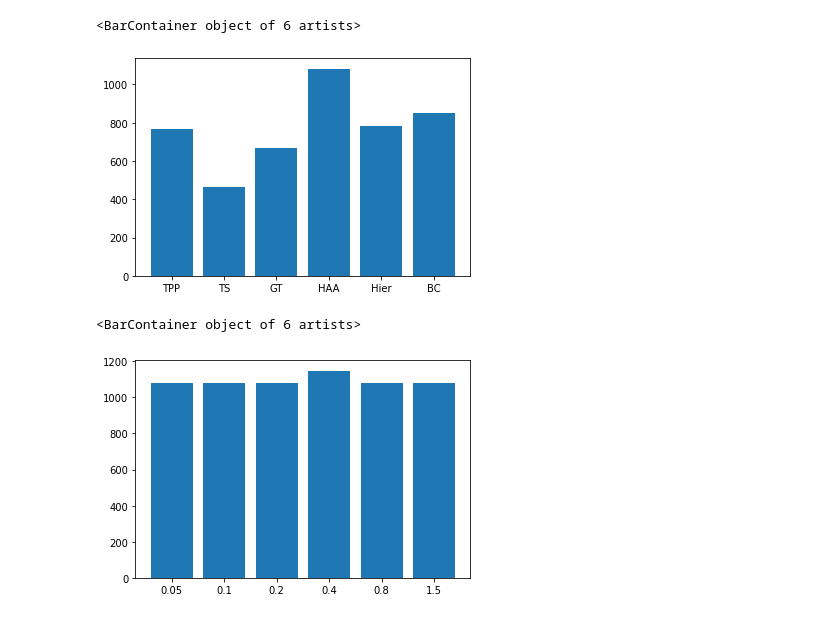
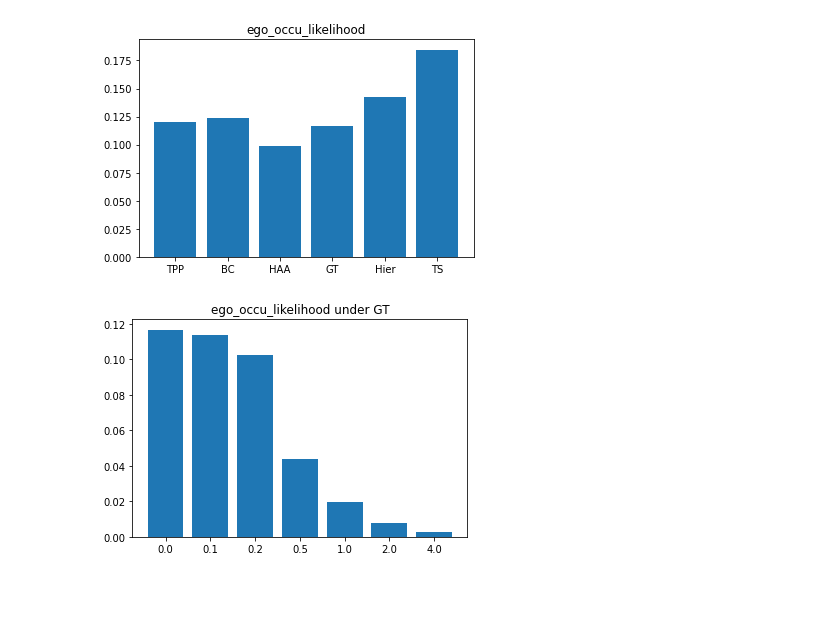
Before and after one commit to rkcosner/learning_responsibility_allocation, a Jupyter notebook: plot_result.ipynb, the cells around one changed output. Cells and saved outputs as stored; diff of their text form; code cells hidden in the pictures; blank space fills up the shorter version.

```diff
--- a/plot_result.ipynb
+++ b/plot_result.ipynb
@@ -10,18 +10,39 @@ import json
 from glob import glob
 # %%
 result_dir = "/home/yuxiaoc/repos/ngc_workspace/eval_result"
+figure_dir = "/home/yuxiaoc/repos/behavior-generation/figures"
 results = list()
+sigmas = []
 alias = {"GroundTruth":"GT","HierAgentAware":"HAA","Hierarchical":"Hier","BC":"BC","TPP":"TPP","TrafficSim":"TS"}
+metric_keys = []
 for file in os.listdir(result_dir):
-    if os.path.isdir(os.path.join(result_dir,file)):
-        config=json.load(open(os.path.join(result_dir,file,"config.json"), "r"))
-        stats=json.load(open(os.path.join(result_dir,file,"stats.json"), "r"))
-        eval_class = config["eval_class"]
-        sigma = config["perturb"]["OU"]["sigma"]
-        for k,v in stats.items():
-            if k not in ["scene_index","ego_cvae_metrics_gt_loglikelihood"]:
-                results.append({"class":alias[eval_class],"sigma":sigma,"key":k,"value":np.mean(v)})
-                # print(k,":,",np.mean(v))
+    curr_dir = os.path.join(result_dir,file)
+    if os.path.isdir(curr_dir):
+        if "stats.json" in os.listdir(curr_dir):
+            config=json.load(open(os.path.join(result_dir,file,"config.json"), "r"))
+            stats=json.load(open(os.path.join(result_dir,file,"stats.json"), "r"))
+            eval_class = config["eval_class"]
+            for k,v in stats.items():
+                if k=="ego_cvae_metrics_gt_loglikelihood":
+                    print(curr_dir)
+                if k not in ["scene_index"]:
+                    key = k.split("_")
+                    if "OU" in key:
+                        idx = key.index("OU")
+                        if idx<len(key)-2 and key[idx+1]=="sigma":
+                            sigma = float(key[idx+2])
+                            key = key[:idx]+key[idx+3:]
+                            k = "_".join(key)
+                        else:
+                            sigma=0
+                    else:
+                        sigma=0
+                    if k not in metric_keys:
+                        metric_keys.append(k)
+                    if sigma not in sigmas:
+                        sigmas.append(sigma)
+                    results.append({"class":alias[eval_class],"sigma":sigma,"key":k,"value":np.mean(v)})
+                    # print(k,":,",np.mean(v))
 # %%
 def get_comparison(results,key,condition,index_var):
     xlabel = list()
@@ -38,19 +77,19 @@ def get_comparison(results,key,condition,index_var):
 # %%
-xlabel,yvalue = get_comparison(results,"all_occupancy_coverage_total",{"sigma":0.1},"class")
-
-
+xlabel,yvalue = get_comparison(results,"ego_occu_likelihood_joint_likelihood",{"sigma":0},"class")
 plt.bar(xlabel,yvalue)
+plt.title("ego_occu_likelihood")
+plt.savefig(os.path.join(figure_dir,"ego_occu_likelihood_class.png"))
 # %% [output]
-<BarContainer object of 6 artists>
-[figure, old version]
+[figure, new version]
 # %%
-xlabel,yvalue = get_comparison(results,"all_occupancy_coverage_total",{"class":"HAA"},"sigma")
+xlabel,yvalue = get_comparison(results,"ego_occu_likelihood_joint_likelihood",{"class":"GT"},"sigma")
 xlabel,yvalue = np.array(xlabel), np.array(yvalue)
 idx = np.argsort(xlabel)
 xlabel,yvalue = xlabel[idx],yvalue[idx]
 xlabel_str = [str(tick) for tick in xlabel]
 
 plt.bar(xlabel_str,yvalue)
+plt.title("ego_occu_likelihood under GT")
+plt.savefig(os.path.join(figure_dir,"ego_occu_likelihood_sigma.png"))
 # %% [output]
-<BarContainer object of 6 artists>
-[figure, old version]
+[figure, new version]
```
Also changed, not shown: parts of 7 cells of this notebook, 10 other files.
